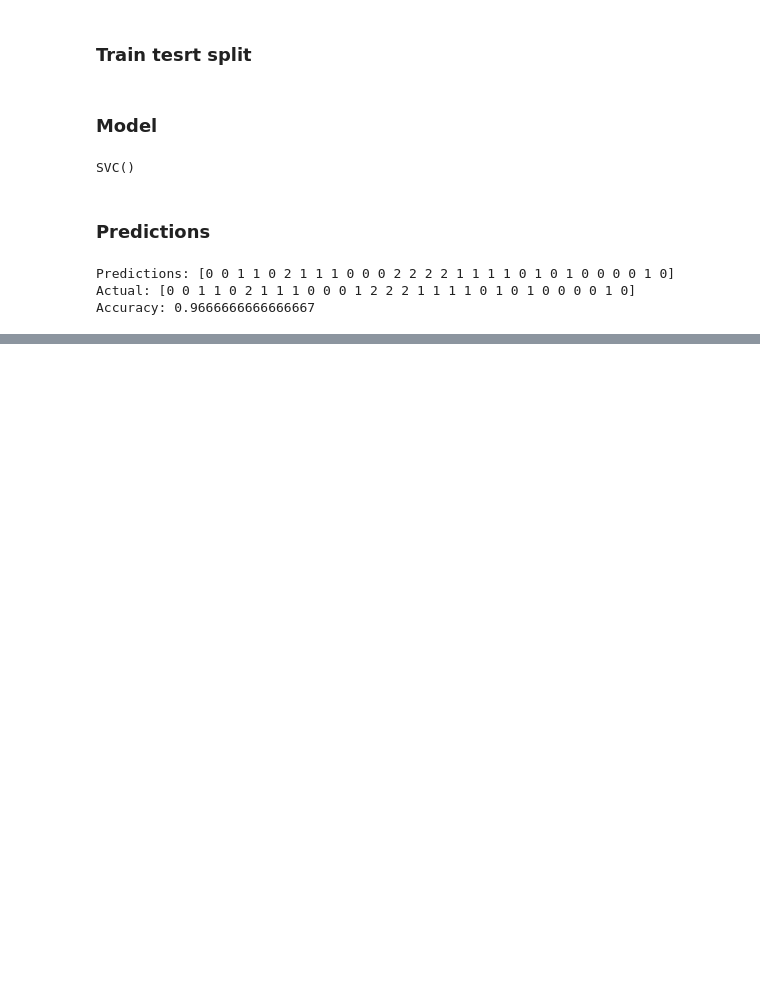
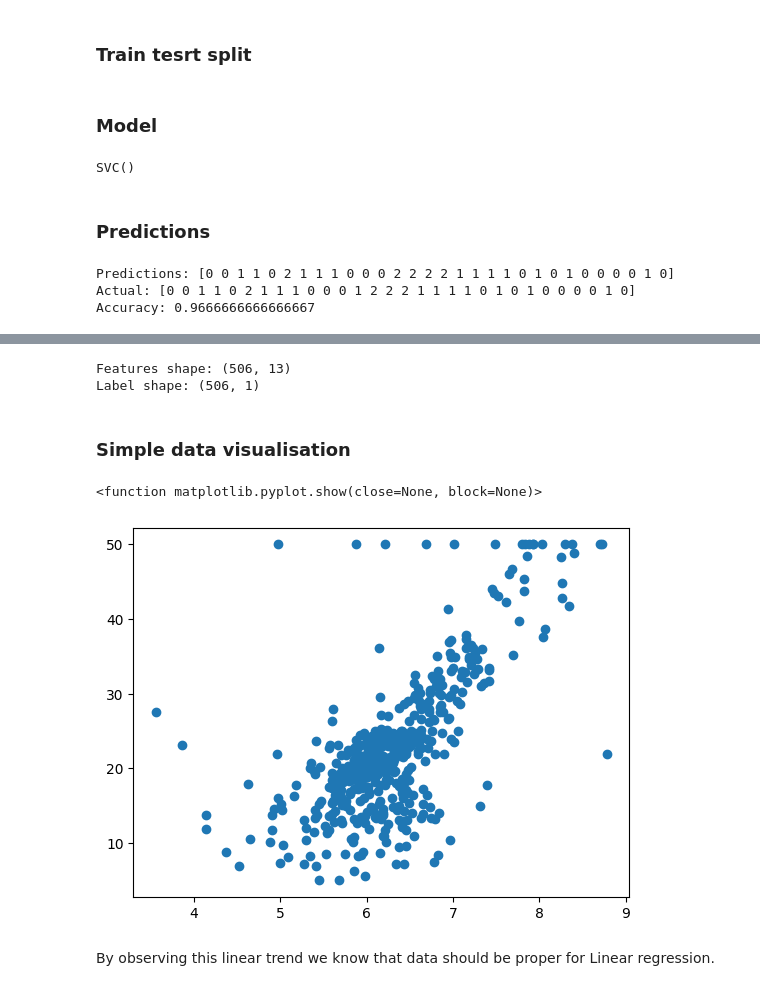
Before and after one commit to wiktorflorian/Learning, a Jupyter notebook: Python_learning/Scikit/scikit_course.ipynb, the cells around one changed output, grey strips where cells are left out. Drawn from its saved outputs; the diff is of its cells as text; code cells hidden in the pictures; blank space fills up the shorter version.

Commit message:
finished linear regression

```diff
--- a/Python_learning/Scikit/scikit_course.ipynb
+++ b/Python_learning/Scikit/scikit_course.ipynb
@@ -213,0 +224,21 @@ Accuracy: 0.9666666666666667
+# %%
+# loading data to pandas
+
+#column_names = ['CRIM', 'ZN', 'INDUS', 'CHAS', 'NOX', 'RM', 'AGE', 'DIS', 'RAD', 'TAX', 'PTRATIO', 'B', 'LSTAT', 'MEDV']
+#boston = pd.read_csv('data/housing.csv.xls', header=None, delimiter=r"\s+", names=column_names)
+
+# loading data to numpy
+boston = pd.read_csv('data/housing.csv.xls', header=None, delimiter=r"\s+")
+boston = boston.to_numpy()
+# %%
+# separating labels from features
+
+y = boston[:, -1:]
+X = boston[:, :-1]
+# %%
+# shapes of you
+
+print(f"Features shape: {X.shape}\nLabel shape: {y.shape}")
+# %% [output]
+Features shape: (506, 13)
+Label shape: (506, 1)
@@ -213,0 +249,10 @@ Accuracy: 0.9666666666666667
+# %% [markdown]
+### Simple data visualisation
+# %%
+plt.scatter(X.T[5], y)
+plt.show
+# %% [output]
+<function matplotlib.pyplot.show(close=None, block=None)>
+[figure, added]
+# %% [markdown]
+By observing this linear trend we know that data should be proper for Linear regression.
```
Also changed, not shown: parts of 6 cells of this notebook, 2 other files.
